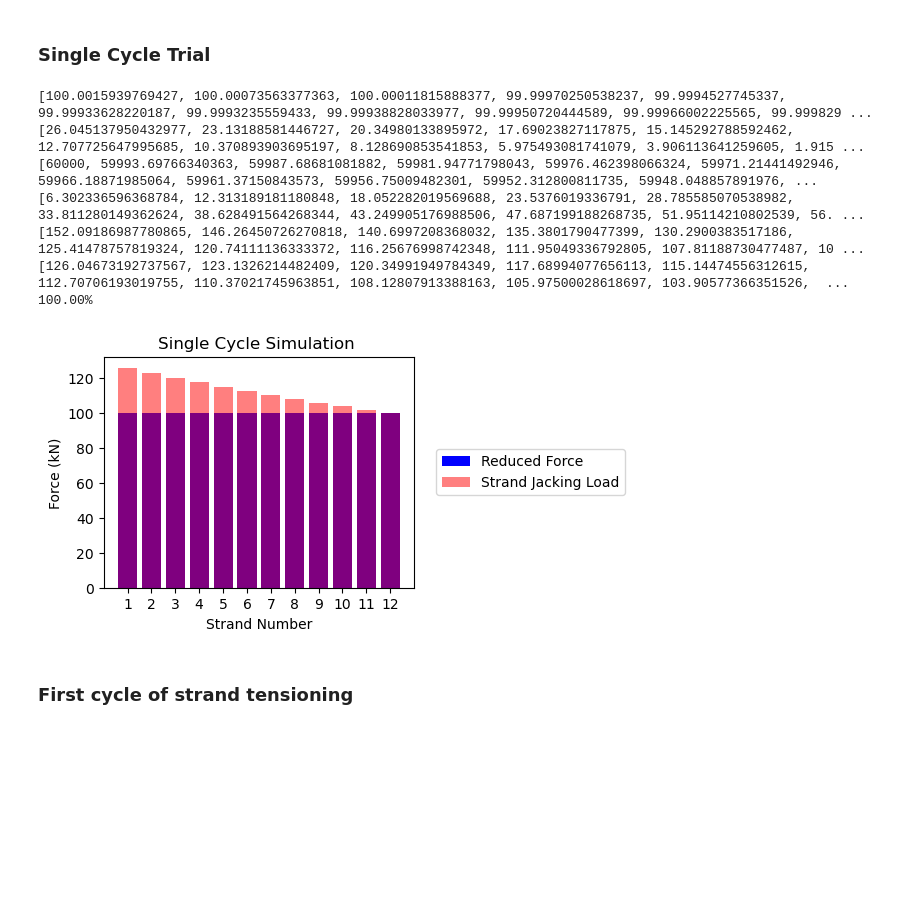
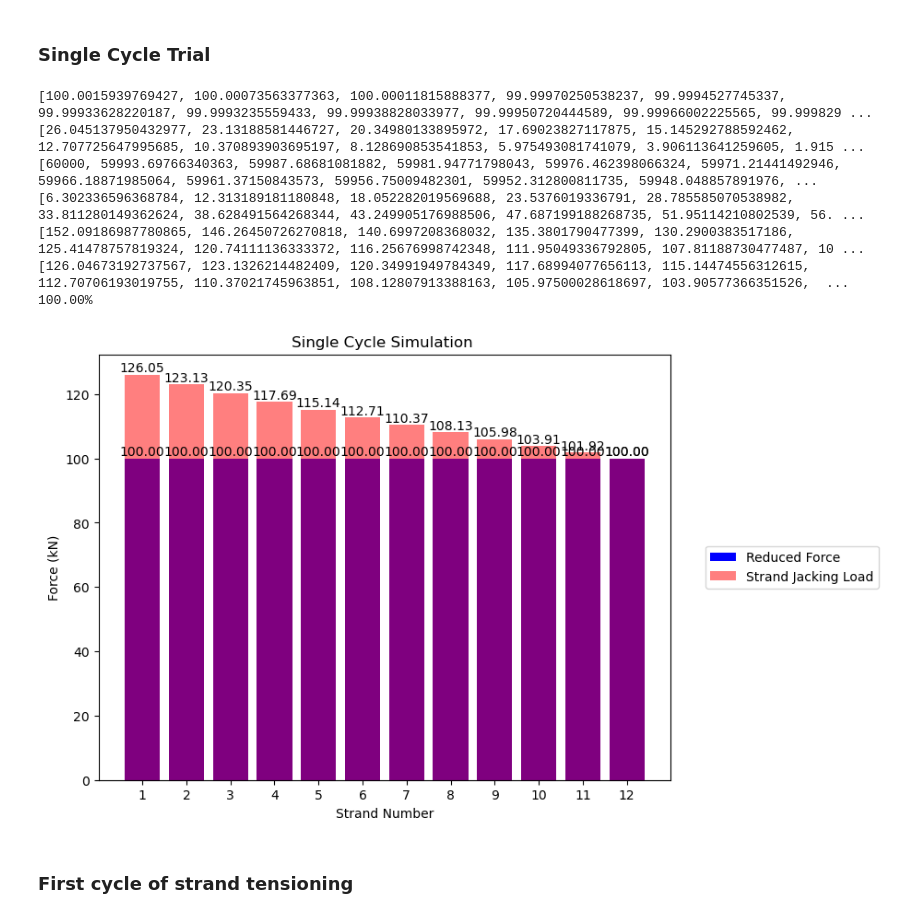
Before and after one commit to wirabinz/MonoJackingMultiStrand, a Jupyter notebook: Cable Tensioning.ipynb, the cells around one changed output. Drawn from its saved outputs; the diff is of its cells as text; code cells hidden in the pictures; blank space fills up the shorter version.

```diff
--- a/Cable Tensioning.ipynb
+++ b/Cable Tensioning.ipynb
@@ -247,7 +247,7 @@ cycle_number = 1
 # print(reduced_force_list)
 
 
-reduced_force_list,drop_force_list,current_length_list, total_shortening_list,accumulated_load_list=tensioning_simulation(cycle_number,strand_jacking_loads,current_length,total_shortening,total_force, initial_jacking_loads)
+reduced_force_list,drop_force_list,current_length_list, total_shortening_list,accumulated_load_list,table_data=tensioning_simulation(cycle_number,strand_jacking_loads,current_length,total_shortening,total_force, initial_jacking_loads)
 
 print(reduced_force_list)
 print(drop_force_list)
@@ -268,35 +268,44 @@ strand_numbers = list(range(1, len(reduced_force_list) + 1))
 # Set the style to a dark theme
 # plt.style.use('dark_background')
 plt.style.use('default')
 
 # Set the desired figure size
-plt.figure(figsize=(4, 3))  # Adjust width and height as needed
+plt.figure(figsize=(8, 6))  # Adjust width and height as needed
 
 # Create bar chart
 plt.bar(strand_numbers, reduced_force_list, label='Reduced Force', color='blue', alpha=1)
 plt.bar(strand_numbers, initial_jacking_loads, label='Strand Jacking Load', color='red', alpha=0.5)
 
 # Add labels and title
 plt.xlabel('Strand Number')
 plt.ylabel('Force (kN)')
 plt.title('Single Cycle Simulation ')
 plt.legend(bbox_to_anchor=(1.05, 0.5), loc='center left')
 
 # Set tick positions and labels for x-axis
 plt.xticks(strand_numbers, strand_numbers)
 
+# Display values on top of each bar
+for i in range(len(reduced_force_list)):
+    plt.text(strand_numbers[i], reduced_force_list[i], f'{reduced_force_list[i]:.2f}', ha='center', va='bottom')
+
+for i in range(len(initial_jacking_loads)):
+    plt.text(strand_numbers[i], initial_jacking_loads[i], f'{initial_jacking_loads[i]:.2f}', ha='center', va='bottom')
+
+
+
 # Show plot
 
 plt.show()
 # %% [output]
 [100.0015939769427, 100.00073563377363, 100.00011815888377, 99.99970250538237, 99.9994527745337, 99.99933628220187, 99.9993235559433, 99.99938828033977, 99.99950720444589, 99.99966002225565, 99.999829 ...
 [26.045137950432977, 23.13188581446727, 20.34980133895972, 17.69023827117875, 15.145292788592462, 12.707725647995685, 10.370893903695197, 8.128690853541853, 5.975493081741079, 3.906113641259605, 1.915 ...
 [60000, 59993.69766340363, 59987.68681081882, 59981.94771798043, 59976.462398066324, 59971.21441492946, 59966.18871985064, 59961.37150843573, 59956.75009482301, 59952.312800811735, 59948.048857891976, ...
 [6.302336596368784, 12.313189181180848, 18.052282019569688, 23.5376019336791, 28.785585070538982, 33.811280149362624, 38.628491564268344, 43.249905176988506, 47.687199188268735, 51.95114210802539, 56. ...
 [152.09186987780865, 146.26450726270818, 140.6997208368032, 135.3801790477399, 130.2900383517186, 125.41478757819324, 120.74111136333372, 116.25676998742348, 111.95049336792805, 107.81188730477487, 10 ...
 [126.04673192737567, 123.1326214482409, 120.34991949784349, 117.68994077656113, 115.14474556312615, 112.70706193019755, 110.37021745963851, 108.12807913388163, 105.97500028618697, 103.90577366351526,  ...
 100.00%
-[figure, old version]
+[figure, new version]
 # %%
 # Display the value of x_k using Markdown syntax
 display(Markdown("### First cycle of strand tensioning"))
```
Also changed, not shown: 1 other file.
